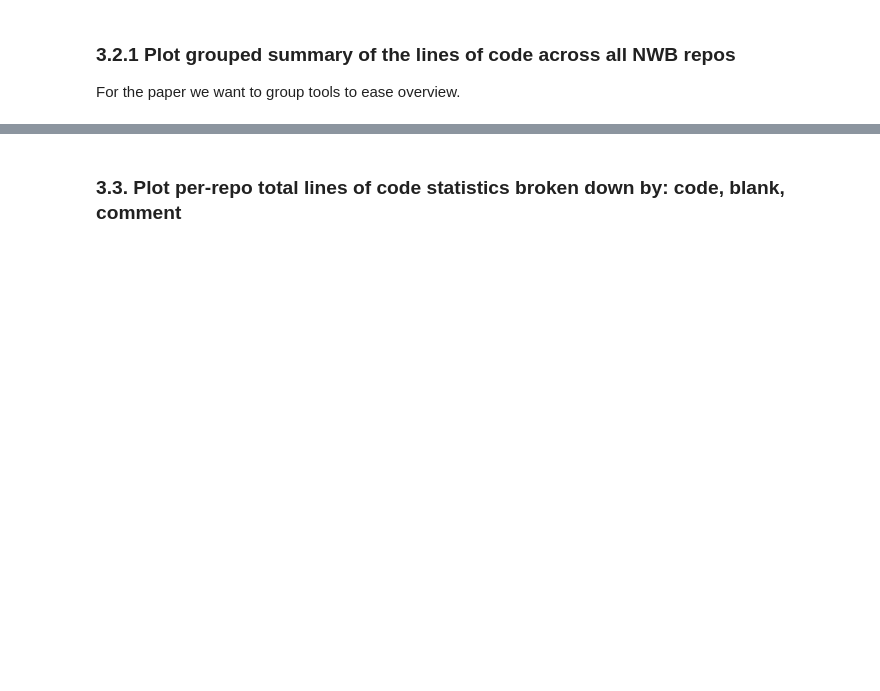
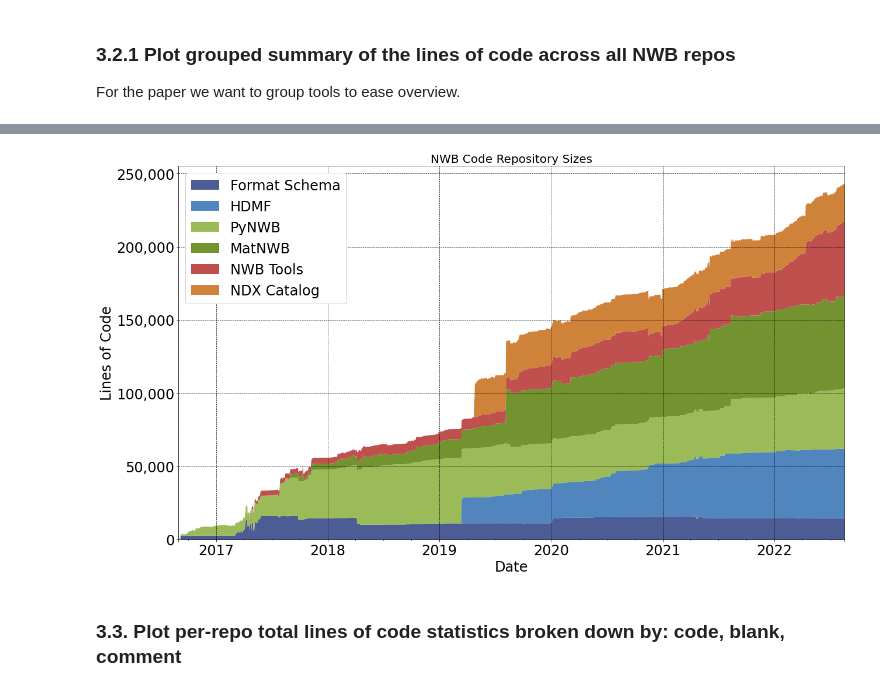
Before and after one commit to NeurodataWithoutBorders/nwb-project-analytics, a Jupyter notebook: src/projectstats/notebooks/cloc_code_stats.ipynb, the cells around one changed output, grey strips where cells are left out. Cells and saved outputs as stored; diff of their text form; code cells hidden in the pictures; blank space fills up the shorter version.

```diff
--- a/src/projectstats/notebooks/cloc_code_stats.ipynb
+++ b/src/projectstats/notebooks/cloc_code_stats.ipynb
@@ -171,34 +182,38 @@ repo_sizes_grouped_df = pd.DataFrame.from_dict(
      'MatNWB': repo_sizes_algined_df['MatNWB'],
      'NWB Tools': (repo_sizes_algined_df['HDMF_DocUtils'] +
                    repo_sizes_algined_df['NWBWidgets'] +
-                   repo_sizes_algined_df['NWBInspector']),
+                   repo_sizes_algined_df['NWBInspector'] +
+                   repo_sizes_algined_df['HDMF_Zarr'] +
+                   repo_sizes_algined_df['NeuroConv']),
      'NDX Catalog': (repo_sizes_algined_df['NDX_Catalog'] +
                      repo_sizes_algined_df['NDX_Template'] +
                      repo_sizes_algined_df['NDX_Staged_Extensions'] +
                      repo_sizes_algined_df['NDX_Extension_Smithy']),
     }
 )
 colors = [(78, 92, 150), (81, 133, 189), (155, 187, 89), (115, 147, 49), (191, 80, 77), (207, 130, 58)]
 colors = [ (c[0]/255.0, c[1]/255.0, c[2]/255.0, 1.0) for c in colors]
 ax = repo_sizes_grouped_df.plot.area(
     figsize=(18,10),
     stacked=True,
     linewidth=0,
     fontsize=24,
     color=colors)
 ax.get_yaxis().set_major_formatter(
     mpl.ticker.FuncFormatter(lambda x, p: format(int(x), ',')))
 ax.get_legend().remove()
 plt.ylabel('Lines of Code', fontsize=24)
 plt.xlabel('Date', fontsize=24)
 plt.grid(color='black', linestyle='--', linewidth=0.7, axis='both')
 plt.tight_layout()
 plt.legend(loc=2, prop={'size': 24,}, facecolor=(1.0, 1.0, 1.0, 1.0), framealpha=1.0)
 if save_figs:
     plt.savefig(os.path.join(plot_dir, 'nwb_repo_sizes_grouped.pdf'))
 
 plt.title('NWB Code Repository Sizes', fontsize=20)
 plt.show()
+# %% [output]
+[figure, added]
 # %% [markdown]
 ### 3.3. Plot per-repo total lines of code statistics broken down by: code, blank, comment
 # %%
```
Also changed, not shown: parts of 7 cells of this notebook, 3 other files.
